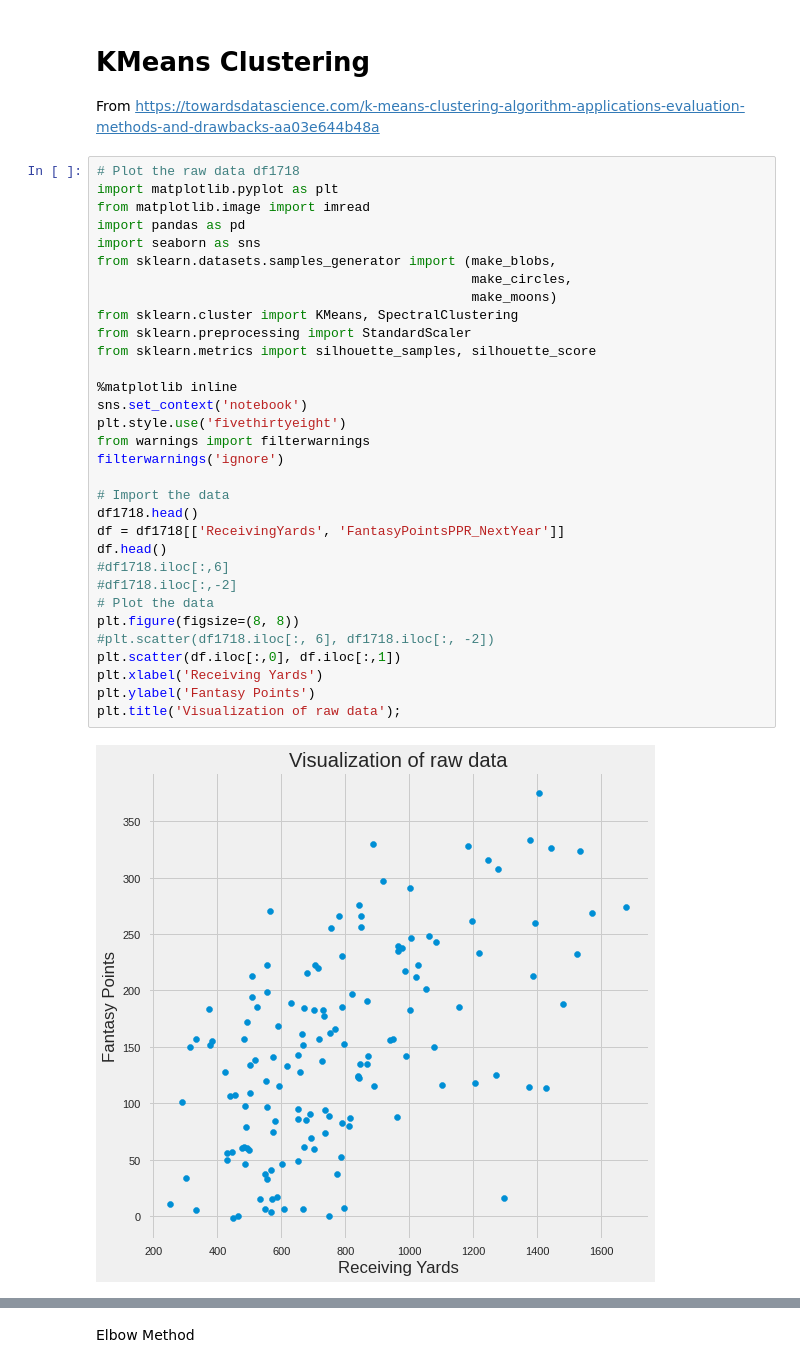
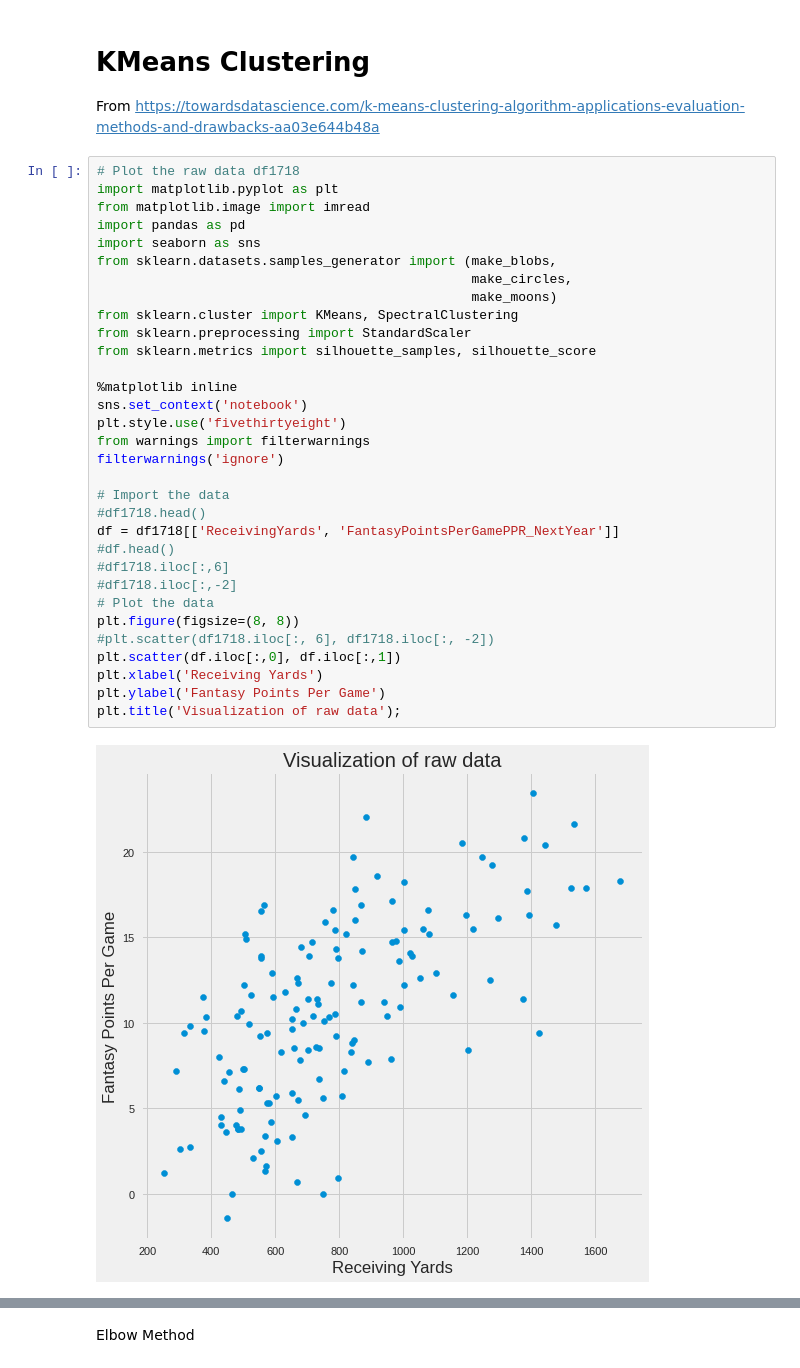
Before and after one commit to CS4641-2021/sports-numbers-fans, a Jupyter notebook: FantasyFootballRecommendation.ipynb, the cells around one changed output, grey strips where cells are left out. Cells and saved outputs as stored; diff of their text form.

```diff
--- a/FantasyFootballRecommendation.ipynb
+++ b/FantasyFootballRecommendation.ipynb
@@ -314,37 +314,37 @@ From https://towardsdatascience.com/k-means-clustering-algorithm-applications-ev
 # %%
 # Plot the raw data df1718
 import matplotlib.pyplot as plt
 from matplotlib.image import imread
 import pandas as pd
 import seaborn as sns
 from sklearn.datasets.samples_generator import (make_blobs,
                                                 make_circles,
                                                 make_moons)
 from sklearn.cluster import KMeans, SpectralClustering
 from sklearn.preprocessing import StandardScaler
 from sklearn.metrics import silhouette_samples, silhouette_score
 
 %matplotlib inline
 sns.set_context('notebook')
 plt.style.use('fivethirtyeight')
 from warnings import filterwarnings
 filterwarnings('ignore')
 
 # Import the data
-df1718.head()
-df = df1718[['ReceivingYards', 'FantasyPointsPPR_NextYear']]
-df.head()
+#df1718.head()
+df = df1718[['ReceivingYards', 'FantasyPointsPerGamePPR_NextYear']]
+#df.head()
 #df1718.iloc[:,6]
 #df1718.iloc[:,-2]
 # Plot the data
 plt.figure(figsize=(8, 8))
 #plt.scatter(df1718.iloc[:, 6], df1718.iloc[:, -2])
 plt.scatter(df.iloc[:,0], df.iloc[:,1])
 plt.xlabel('Receiving Yards')
-plt.ylabel('Fantasy Points')
+plt.ylabel('Fantasy Points Per Game')
 plt.title('Visualization of raw data');
 # %% [output]
-[figure, old version]
+[figure, new version]
 # %%
 # Standardize the data
 X_std = StandardScaler().fit_transform(df)
```
Also changed, not shown: parts of 3 cells of this notebook.
